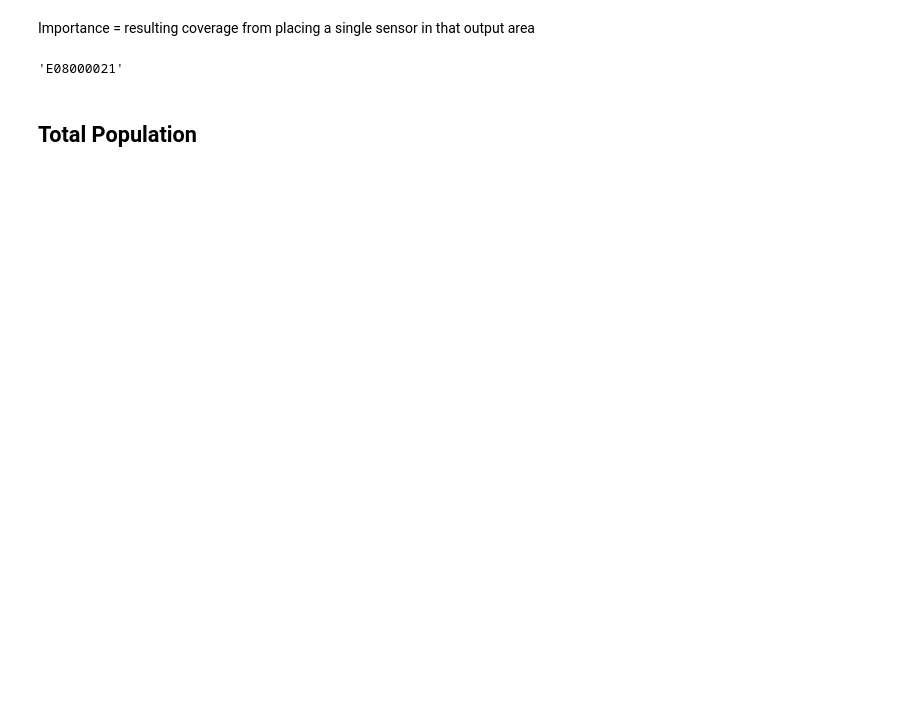
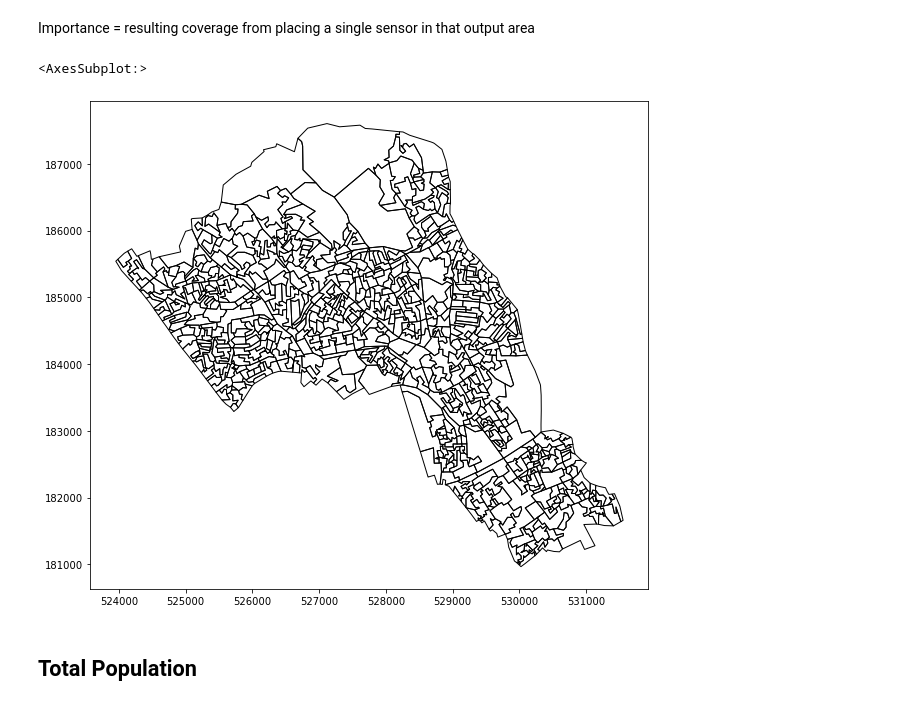
Before and after one commit to alan-turing-institute/spatial-inequality, a Jupyter notebook: notebooks/oa_importance.ipynb, the cells around one changed output. Cells and saved outputs as stored; diff of their text form; code cells hidden in the pictures; blank space fills up the shorter version.

```diff
--- a/notebooks/oa_importance.ipynb
+++ b/notebooks/oa_importance.ipynb
@@ -12,8 +12,15 @@ vmax = 0.05
 # %%
-lad20nm = "Newcastle upon Tyne"
+lad20nm = "Camden"
 lad20cd = lad20nm_to_lad20cd(lad20nm)
-# %% [output]
-'E08000021'
+# %%
+from spineq.data_fetcher import lad20nm_to_lad20cd, get_oa_shapes
+import matplotlib.pyplot as plt
+
+ax = plt.figure(figsize=(10, 10)).gca()
+get_oa_shapes(lad20cd).plot(facecolor="None", edgecolor="k", ax=ax)
+# %% [output]
+<AxesSubplot:>
+[figure, added]
 # %% [markdown]
 ## Total Population
 # %%
```
Also changed, not shown: parts of 5 cells of this notebook, 14 other files.
